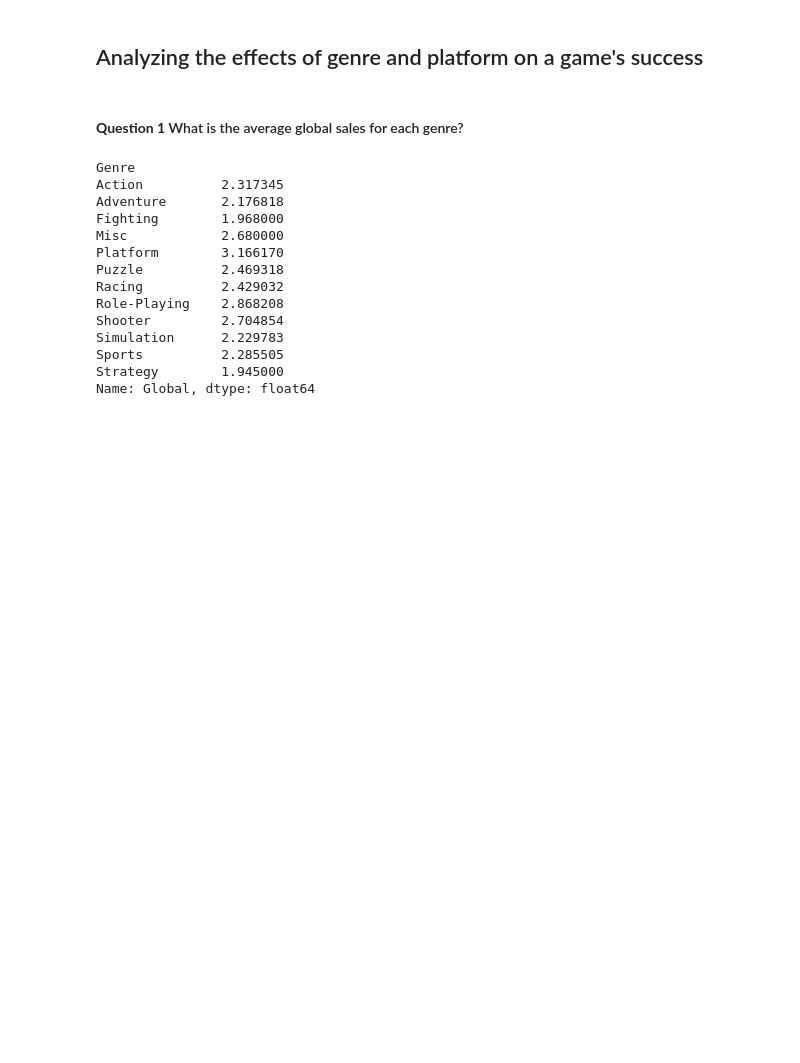
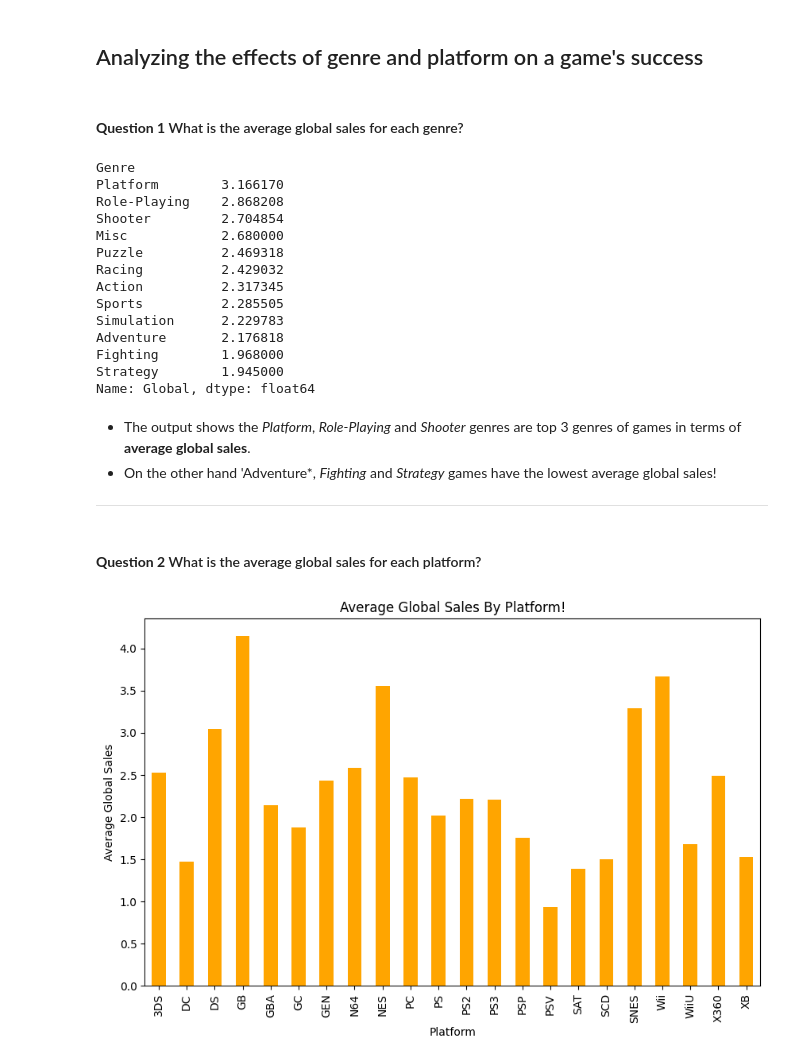
Before and after one commit to Darknight47/The-Effects-Of-Genre-Platform-On-A-Game, a Jupyter notebook: analyze.ipynb, the cells around one changed output. Drawn from its saved outputs; the diff is of its cells as text; code cells hidden in the pictures; blank space fills up the shorter version.

Commit message:
question two

```diff
--- a/analyze.ipynb
+++ b/analyze.ipynb
@@ -174,19 +174,38 @@ dtype: int64
 # %%
 games_by_genre = games_dataset.groupby('Genre') #Grouping games by genres
 average_globalSales_genres = games_by_genre['Global'].mean()
-average_globalSales_genres
+average_globalSales_genres.sort_values(ascending=False)
 # %% [output]
 Genre
+Platform        3.166170
+Role-Playing    2.868208
+Shooter         2.704854
+Misc            2.680000
+Puzzle          2.469318
+Racing          2.429032
 Action          2.317345
+Sports          2.285505
+Simulation      2.229783
 Adventure       2.176818
 Fighting        1.968000
-Misc            2.680000
-Platform        3.166170
-Puzzle          2.469318
-Racing          2.429032
-Role-Playing    2.868208
-Shooter         2.704854
-Simulation      2.229783
-Sports          2.285505
 Strategy        1.945000
 Name: Global, dtype: float64
+# %% [markdown]
+* The output shows the *Platform*, *Role-Playing* and *Shooter* genres are top 3 genres of games in terms of **average global sales**.
+* On the other hand 'Adventure*, *Fighting* and *Strategy* games have the lowest average global sales!
+***
+# %% [markdown]
+#### **Question 2** What is the average global sales for each platform?
+# %%
+games_by_platfom = games_dataset.groupby('Platform') # Grouping games based on their platforms!
+average_globalSales_platforms = games_by_platfom['Global'].mean() # Taking the mean value of each group!
+average_globalSales_platforms.sort_values(ascending=False) # Sorting the mean value of each group in descending order!
+# Visualizing the average_gloablSales_platform with barplot!
+plt.figure(figsize=(10, 6))
+average_globalSales_platforms.plot(kind='bar', color="orange") #bar plot
+plt.title('Average Global Sales By Platform!')
+plt.xlabel('Platform')
+plt.ylabel('Average Global Sales')
+plt.show()
+# %% [output]
+[figure, added]
```
